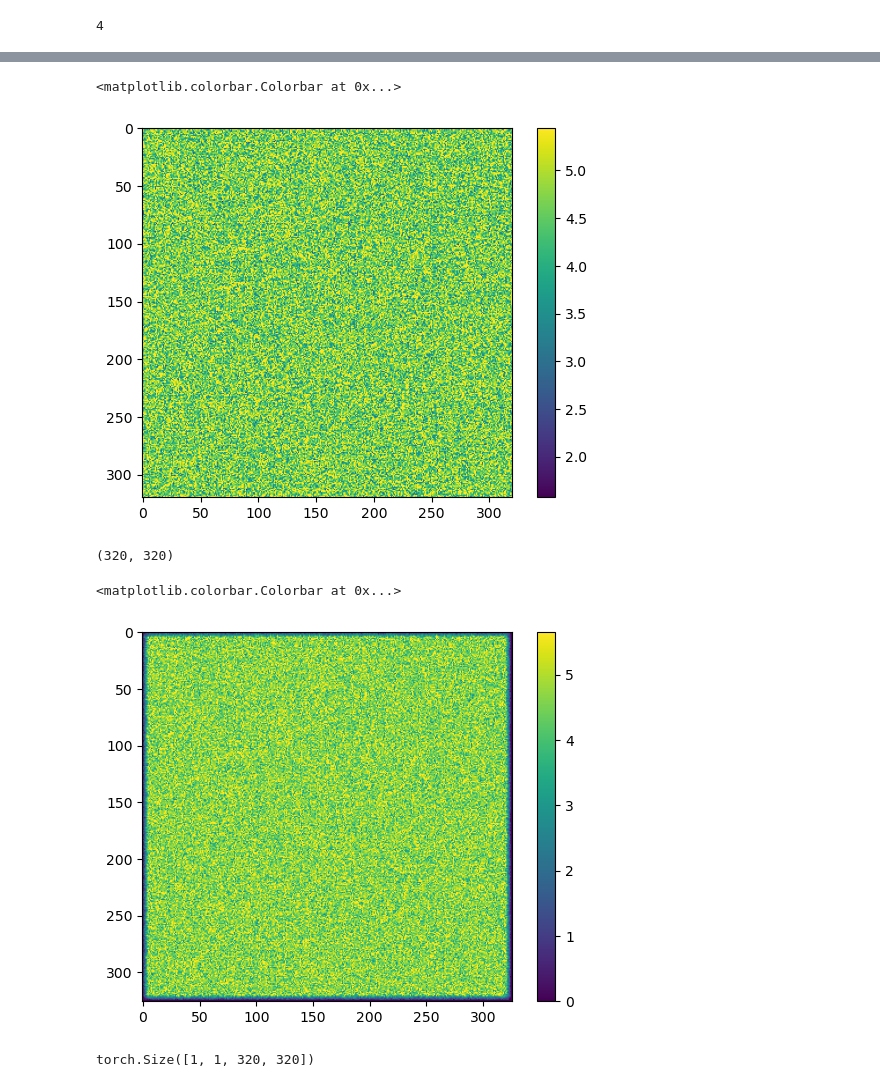
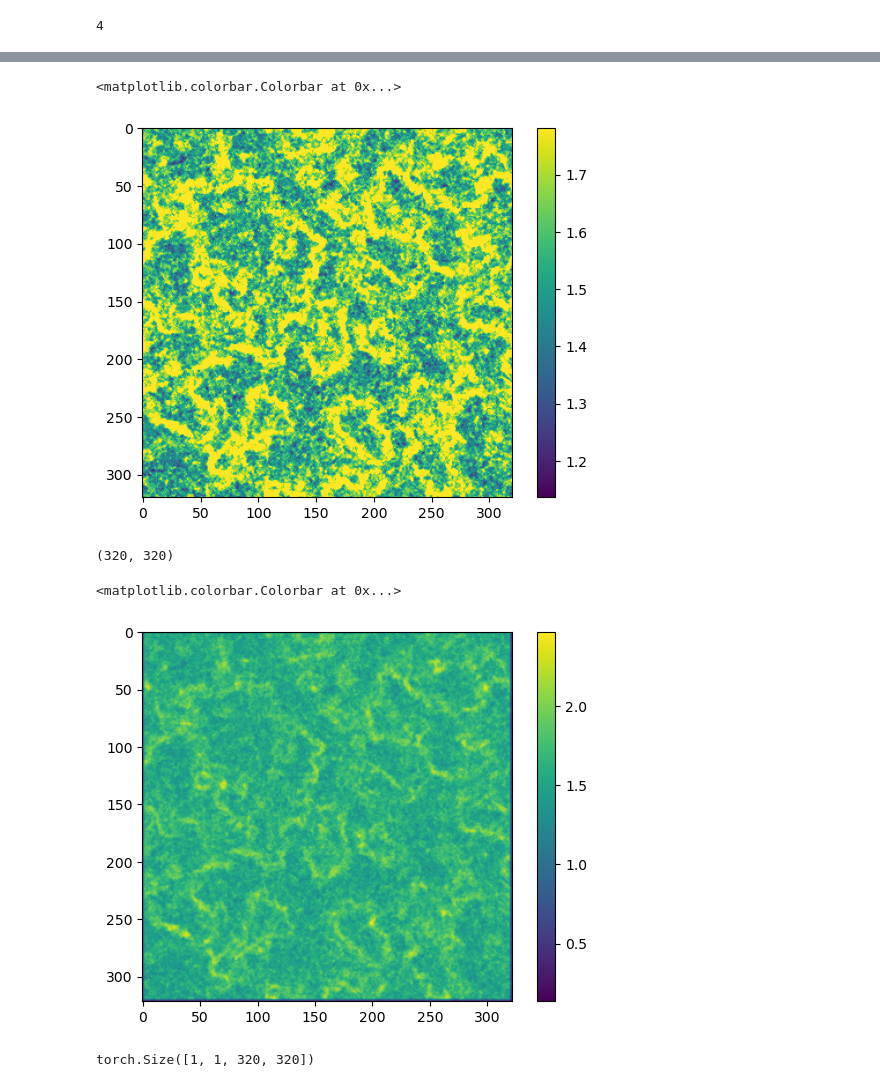
Before and after one commit to heysoos/ising-CA, a Jupyter notebook: IsingCA_pygame-local-connectivity.ipynb, the cells around one changed output, grey strips where cells are left out. Drawn from its saved outputs; the diff is of its cells as text; code cells hidden in the pictures.

```diff
--- a/IsingCA_pygame-local-connectivity.ipynb
+++ b/IsingCA_pygame-local-connectivity.ipynb
@@ -109,7 +109,7 @@ def print_something(something):
 # %% [markdown]
 # Test
 # %%
-RADIUS=3
+RADIUS=1
 # BETA=1. / (RADIUS*RADIUS)
 BETA = 1.
 RES = (320, 320)
@@ -240,9 +240,16 @@ with torch.no_grad():
         if cdim_order[0] == len(cdim_order) - 1:
             nx = ca.rule.nearest_neighbours.reshape(1, (2 * RADIUS + 1) ** 2, RESX, RESY).sum(dim=1).cpu().numpy()[0]
             nx = np.log1p(nx)
-            nx = min_max(nx) * 255.
+            nx = 0.88 * min_max(nx) * 255.
+            nx = np.stack([234/255*nx, 170/255*nx, 31/255*nx]).transpose(1, 2, 0)
+        elif cdim_order[0] == 1:
+            nx = 0.5 * (state[0, cdim_order[0], :, :].cpu().numpy() + 1) * 230.
+            nx = np.stack([0 *nx, 154/255*nx, 211/255*nx]).transpose(1, 2, 0)
+            nx2 = 0.98 * (state[0, 0, :, :].cpu().numpy() + 1) * 20.
+            nx2 = np.stack([208/255*nx2, 80/255*nx2, 250/255*nx2]).transpose(1, 2, 0)
+            nx += nx2
         else:
-            nx = min_max(state[0, cdim_order[0], :, :].cpu().numpy()) * 255.
+            nx = 0.5 * (state[0, cdim_order[0], :, :].cpu().numpy() + 1) * 255.
             nx = np.stack([0 *nx, 154/255*nx, 211/255*nx]).transpose(1, 2, 0)
 
         if time_ticking:
@@ -284,7 +293,7 @@ vmax=np.median(plot1) + np.std(plot1)
 plt.imshow(plot1, vmax=vmax); plt.colorbar()
 # %% [output]
 <matplotlib.colorbar.Colorbar at 0x...>
-[figure, old version]
+[figure, new version]
 # %%
 plot1.shape
 # %% [output]
@@ -292,11 +301,11 @@ plot1.shape
 # %%
 plot2 = F.fold(ca.rule.nearest_neighbours, output_size=(RESX+2*RADIUS, RESY+2*RADIUS), kernel_size=(2*RADIUS + 1))[0, 0].cpu().numpy()
 
-vmax=np.median(plot2) + np.std(plot2)
-plt.imshow(plot2, vmax=vmax); plt.colorbar()
+# vmax=np.median(plot2) + np.std(plot2)
+plt.imshow(plot2); plt.colorbar()
 # %% [output]
 <matplotlib.colorbar.Colorbar at 0x...>
-[figure, old version]
+[figure, new version]
 # %%
 state[:, [0], ...].shape
 # %% [output]
```
Also changed, not shown: parts of 1 cell of this notebook, 1 other file.
